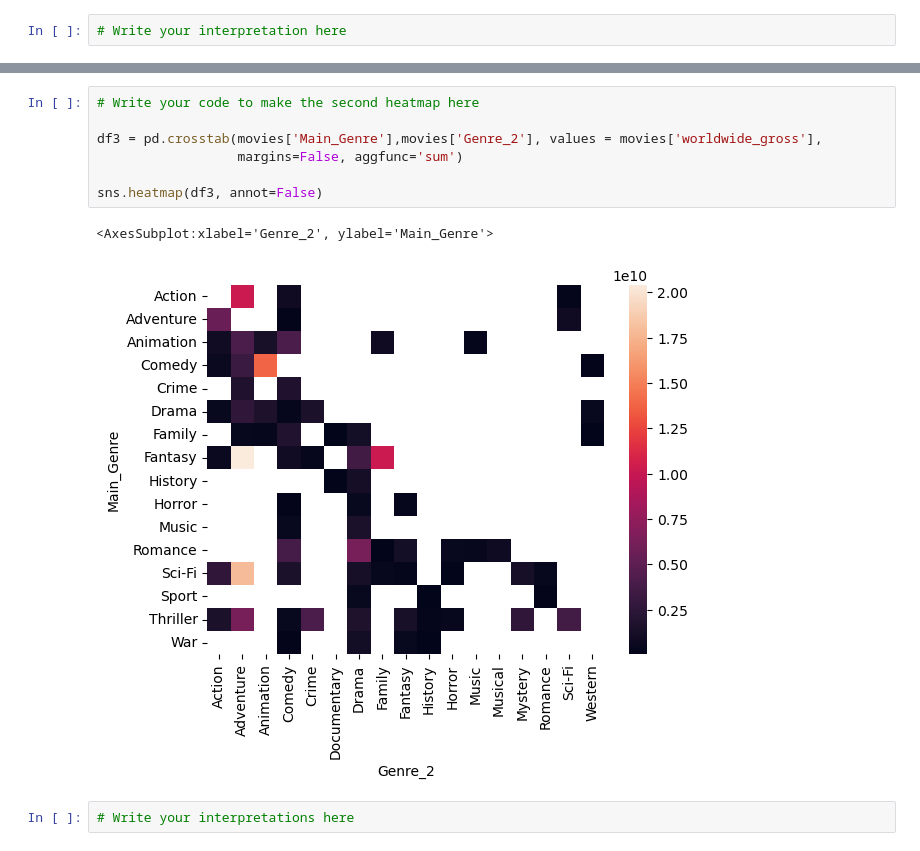
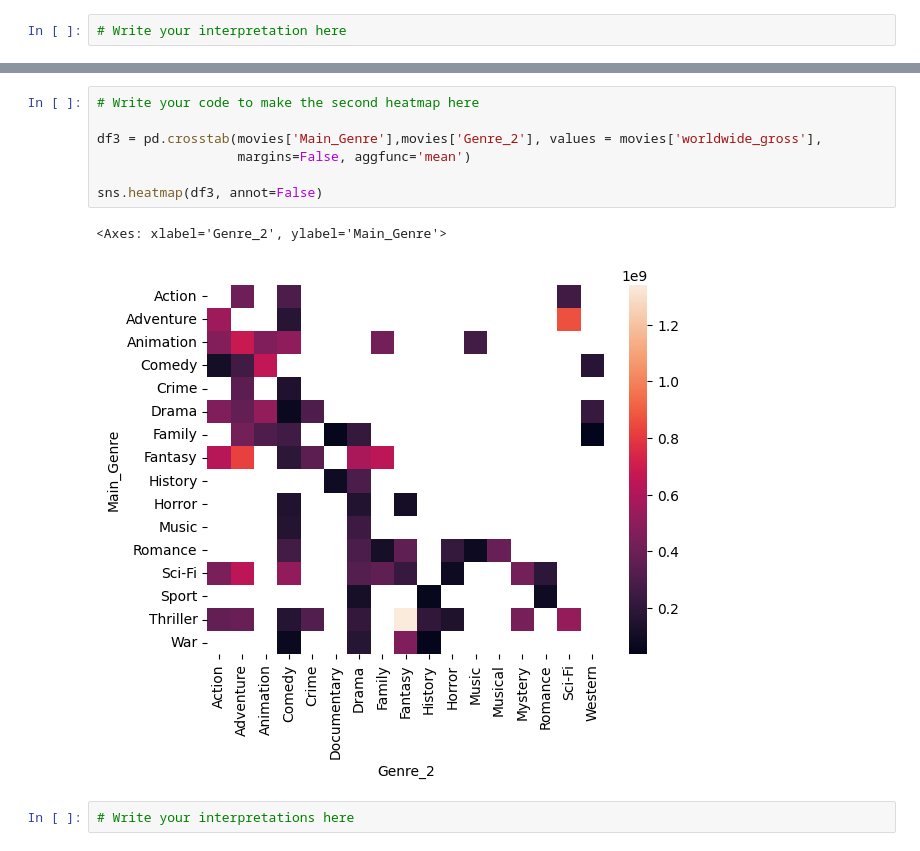
Before and after one commit to epfl-ada/2024, a Jupyter notebook: Exercises/02 - Data viz and data from the web/Becoming a DataVizard solution.ipynb, the cells around one changed output, grey strips where cells are left out. Drawn from its saved outputs; the diff is of its cells as text.

Commit message:
correct an error in heatmaps session

```diff
--- a/Exercises/02 - Data viz and data from the web/Becoming a DataVizard solution.ipynb
+++ b/Exercises/02 - Data viz and data from the web/Becoming a DataVizard solution.ipynb
@@ -275,13 +275,13 @@ sns.heatmap(df2, annot=True, vmin = 0, vmax = 20)
 # %%
 # Write your code to make the second heatmap here
 
 df3 = pd.crosstab(movies['Main_Genre'],movies['Genre_2'], values = movies['worldwide_gross'],
-                  margins=False, aggfunc='sum')
+                  margins=False, aggfunc='mean')
 
 sns.heatmap(df3, annot=False)
 # %% [output]
-<AxesSubplot:xlabel='Genre_2', ylabel='Main_Genre'>
+<Axes: xlabel='Genre_2', ylabel='Main_Genre'>
-[figure, old version]
+[figure, new version]
 # %%
 # Write your interpretations here
 # %% [markdown]
```
Also changed, not shown: parts of 6 cells of this notebook.
